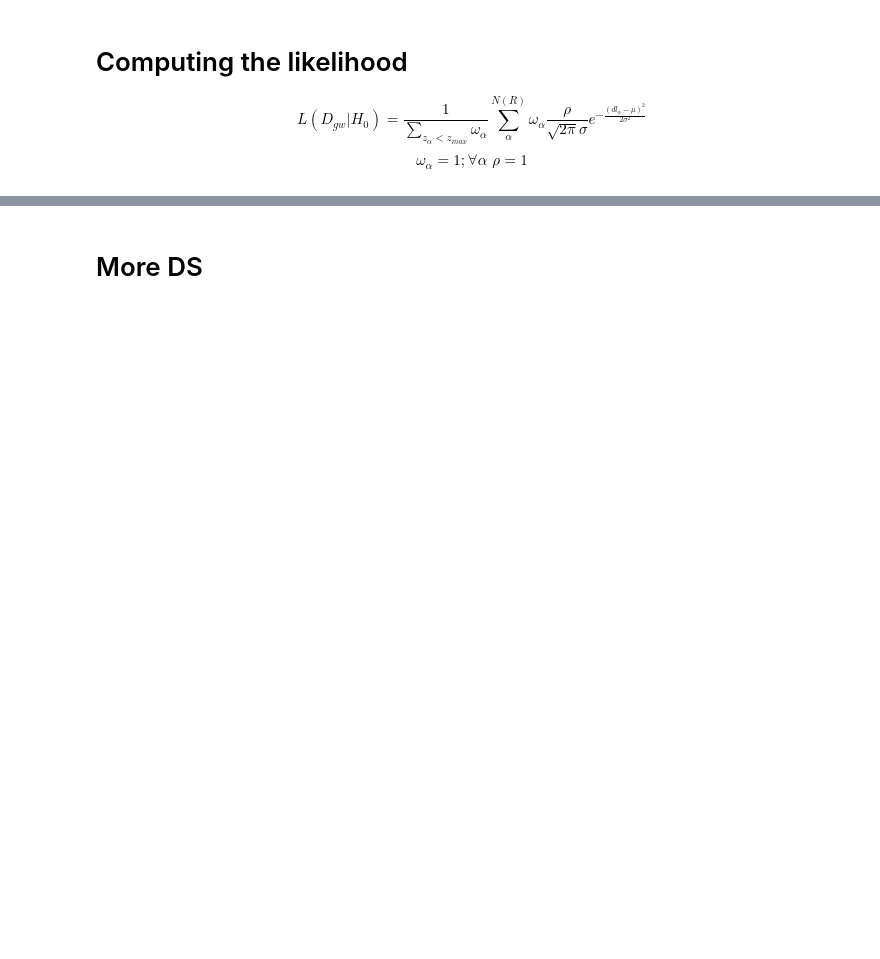
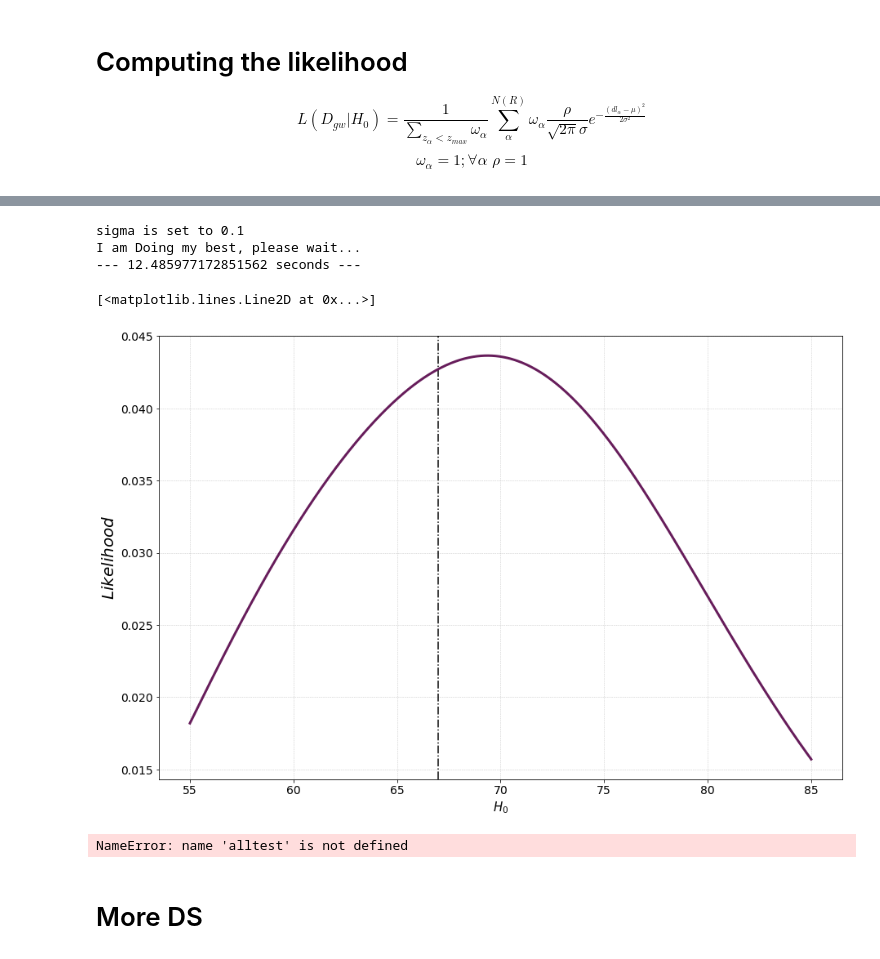
Before and after one commit to RCianca/DarkSirensStat, a Jupyter notebook: ProxyGenerator/MinimalExample.ipynb, the cells around one changed output, grey strips where cells are left out. Drawn from its saved outputs; the diff is of its cells as text; code cells hidden in the pictures; blank space fills up the shorter version.

```diff
--- a/ProxyGenerator/MinimalExample.ipynb
+++ b/ProxyGenerator/MinimalExample.ipynb
@@ -273,2 +254,13 @@ unif_dc_gals=unif_dc_gals_all[unif_dc_gals_all>=dcom_min]
 ra_gals=ra = np.rad2deg(phi_gals)
 dec_gals = np.rad2deg(0.5 * np.pi - theta_gals)
+# %%
+delta_phi=phi_max-phi_min
+theta_part=np.cos(theta_min)-np.cos(theta_max)
+integrand=lambda x:clight*(cosmoflag.comoving_distance(x).value)**2/(cosmoflag.H(x).value)
+z_part=integrate.quad(integrand,z_inf_cat,z_sup_cat)[0]
+#print(delta_phi,theta_part,z_part)
+Volume=delta_phi*theta_part*z_part
+print('Volume of MinimalExample {} Gpc^3'.format(Volume/1000**3))
+Nobj=len(unif_dc_gals)
+Density=Nobj/Volume
+print('Density of MinimalExample {} #/Mpc^3'.format(Density))
@@ -414,0 +447,10 @@ print(DS_z)
+# %%
+    for i in range(15):
+        Htemp=H0Grid[i]
+        #cosmo=FlatLambdaCDM(H0=Htemp, Om0=Om0GLOB)
+        func = lambda z :Dl_z(z, Htemp, Om0GLOB) - betaHomdMax
+        zmax = fsolve(func, 0.5)[0]
+        print(zmax)
+        Num=normalisation(z_gals,zmax)
+        if Num==0:
+            Num=Num+1
@@ -430,19 +488,27 @@ def LikeofH0(iterator):
 def multibeta(iterator):
     i=iterator
     Htemp=H0Grid[i]
-    cosmo=FlatLambdaCDM(H0=Htemp, Om0=Om0GLOB)
-    func = lambda z :cosmo.luminosity_distance(z).value - betaHomdMax
-    zmax = fsolve(func, 0.8)[0]
+    #cosmo=FlatLambdaCDM(H0=Htemp, Om0=Om0GLOB)
+    func = lambda z :Dl_z(z, Htemp, Om0GLOB) - betaHomdMax
+    zmax = fsolve(func, 0.5)[0]
     Num=normalisation(z_gals,zmax)
     if Num==0:
         Num=Num+1
     return Num
+def multibetaline(iterator):
+    i=iterator
+    Htemp=H0Grid[i]
+    #cosmo=FlatLambdaCDM(H0=Htemp, Om0=Om0GLOB)
+    func = lambda z :Dl_z(z, Htemp, Om0GLOB) - betaHomdMax
+    z1 = fsolve(func, 0.5)[0]
+    ret=beta_line(z_gals,0,z1,10)
+    return ret
 
 def vol_beta(iterator):
     i=iterator
     Htemp=H0Grid[i]
     cosmo=FlatLambdaCDM(H0=Htemp, Om0=Om0GLOB)
-    func = lambda z :cosmo.luminosity_distance(z).value - betaHomdMax
+    func = lambda z :Dl_z(z, Htemp, Om0GLOB) - betaHomdMax
     zMax = fsolve(func, 0.80)[0]
     norm = integrate.quad(lambda x: cosmo.differential_comoving_volume(x).value,0,10)[0]
     num = integrate.quad(lambda x:cosmo.differential_comoving_volume(x).value,0,zMax)[0]
@@ -454,7 +520,11 @@ print('sigma is set to {}'.format(s))
 print('I am Doing my best, please wait...')
 with Pool(14) as p:
     My_Like=p.map(LikeofH0, arr)
-    beta=p.map(vol_beta, arr)
+    beta=p.map(multibeta, arr)
 print("--- %s seconds ---" % (time.time() - start_time))
 My_Like=np.asarray(My_Like)
 beta=np.asarray(beta)
+# %% [output]
+sigma is set to 0.1
+I am Doing my best, please wait...
+--- 12.485977172851562 seconds ---
@@ -465,39 +533,43 @@ xmin=float(H0Grid[0])
 xmax=float(H0Grid[-1])
 x=H0Grid
 href=67
 fig, ax = plt.subplots(1, figsize=(15,10)) #crea un tupla che poi è più semplice da gestire
 ax.tick_params(axis='both', which='major', labelsize=14)
 ax.yaxis.get_offset_text().set_fontsize(14)
 ax.grid(linestyle='dotted', linewidth='0.6')#griglia in sfondo
 
 ax.set_xlabel(r'$H_0$', fontsize=15)
 #ax.set_ylabel(r'$P(H_0)$', fontsize=20)
 ax.set_ylabel(r'$Likelihood$', fontsize=20)
 if xmin<href<xmax:
     ax.axvline(x = href, color = 'k', linestyle='dashdot',label = 'H0=67')
 #ax.axhline(y=np.max(My_Like)/np.trapz(My_Like,x),color = 'k', linestyle='dashdot')
-ax.plot(x,(My_Like/1)/np.trapz(My_Like/1,x),label='10% uncertainty',color='#671D5B',
+ax.plot(x,(My_Like/beta)/np.trapz(My_Like/beta,x),label='10% uncertainty',color='#671D5B',
         linestyle='solid',linewidth=3)
 #ax.set_ylabel(r'$Beta$', fontsize=20)
 #ax.set_xscale('log')
 #ax.set_yscale('log')
 #data_path='/home/rciancarella/DarkSirensStat/results/GW33_Enzo_sig10samesig_11/'
 #os.chdir(data_path)
 #xx=np.loadtxt('H0_grid.txt')#x
 #event='GW330320'
 #bbeta=np.loadtxt(event+'_betaH0.txt')
 #ax.plot(x,Beta(x)/Beta(x[0]),label='10% uncertainty',color='#004b49',
 #        linestyle='solid',linewidth=3)
-#ax.plot(xx,bbeta/bbeta[0],label='10% uncertainty',color='#17EA1E',
+#ax.plot(x,beta/beta[0],label='10% uncertainty',color='#17EA1E',
 #        linestyle='solid',linewidth=3)
 #Nice-colours:
 #671D5B---violet
 #004b49---dark petrol
 #17EA1E---Eva01 green
+# %% [output]
+[<matplotlib.lines.Line2D at 0x...>]
+[figure, added]
 # %%
 dist=(My_Like/beta)/np.trapz(My_Like/beta,x)
 mean=np.trapz(x*dist,x)/np.trapz(dist,x)
 std=np.sqrt(np.trapz(dist*(x-mean)**2,x)/np.trapz(dist,x))
-#std=np.sqrt(np.sum((My_Like-mean)**2)/len(My_Like))
-#alltest=[]
-alltest.append(dist)
+
+print('mean={},std={}'.format(mean,std))
+# %% [output]
+NameError: name 'alltest' is not defined
```
Also changed, not shown: parts of 39 cells of this notebook, 13 other files.
